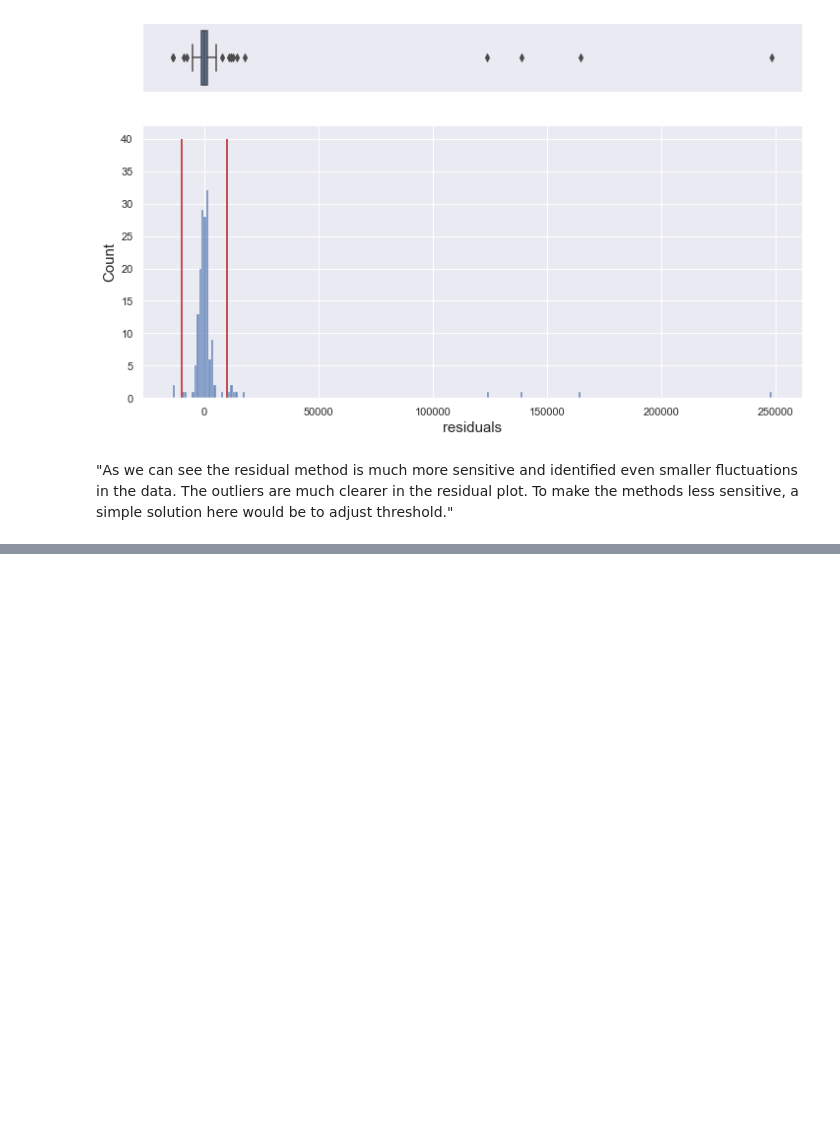
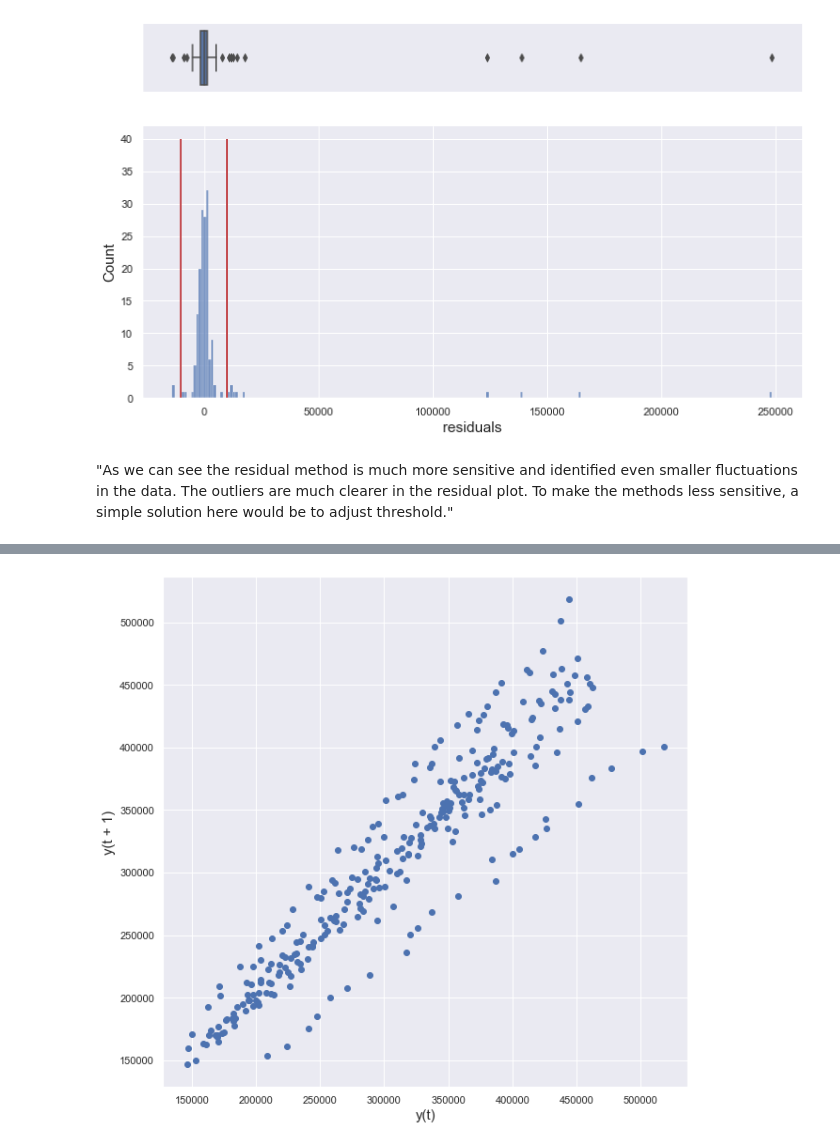
Before and after one commit to joeanton719/feature-engineering-for-time-series-forecasting, a Jupyter notebook: Time Series Feature Engineering - Practice.ipynb, the cells around one changed output, grey strips where cells are left out. Cells and saved outputs as stored; diff of their text form; code cells hidden in the pictures; blank space fills up the shorter version.

```diff
--- a/Time Series Feature Engineering - Practice.ipynb
+++ b/Time Series Feature Engineering - Practice.ipynb
@@ -865,0 +885,4 @@ plt.show()
+# %%
+pd.plotting.lag_plot(df["y"]);
+# %% [output]
+[figure, added]
```
Also changed, not shown: parts of 27 cells of this notebook, 7 other files.
